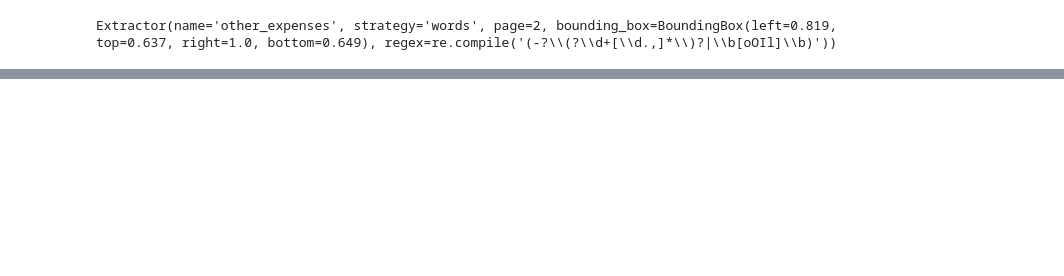
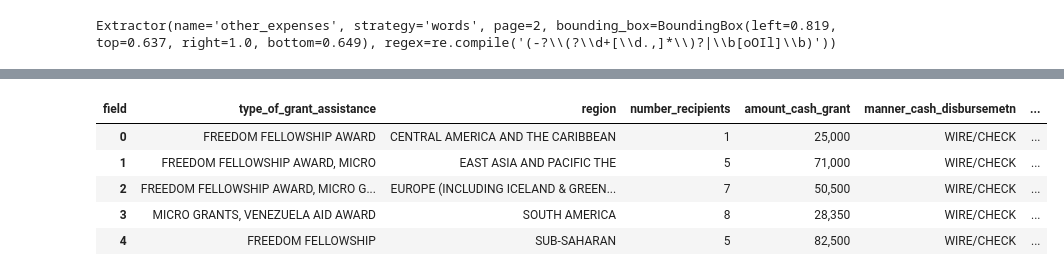
Before and after one commit to ethanscorey/parse_990_textract, a Jupyter notebook: debug_notebook.ipynb, the cells around one changed output, grey strips where cells are left out. Drawn from its saved outputs; the diff is of its cells as text; code cells hidden in the pictures; blank space fills up the shorter version.

```diff
--- a/debug_notebook.ipynb
+++ b/debug_notebook.ipynb
@@ -385,0 +526,9 @@ page_20_words.loc[page_20_words["Text"] == "ISRAEL"]
+# %%
+pd.concat(schedule_f_part_iii_rows)
+# %% [output]
+| field | type_of_grant_assistance | region | number_recipients | amount_cash_grant | manner_cash_disbursemetn | ... |
+| 0 | FREEDOM FELLOWSHIP AWARD | CENTRAL AMERICA AND THE CARIBBEAN | 1 | 25,000 | WIRE/CHECK | ... |
+| 1 | FREEDOM FELLOWSHIP AWARD, MICRO | EAST ASIA AND PACIFIC THE | 5 | 71,000 | WIRE/CHECK | ... |
+| 2 | FREEDOM FELLOWSHIP AWARD, MICRO G... | EUROPE (INCLUDING ICELAND & GREEN... | 7 | 50,500 | WIRE/CHECK | ... |
+| 3 | MICRO GRANTS, VENEZUELA AID AWARD | SOUTH AMERICA | 8 | 28,350 | WIRE/CHECK | ... |
+| 4 | FREEDOM FELLOWSHIP | SUB-SAHARAN | 5 | 82,500 | WIRE/CHECK | ... |
```
Also changed, not shown: parts of 54 cells of this notebook, 4 other files.
